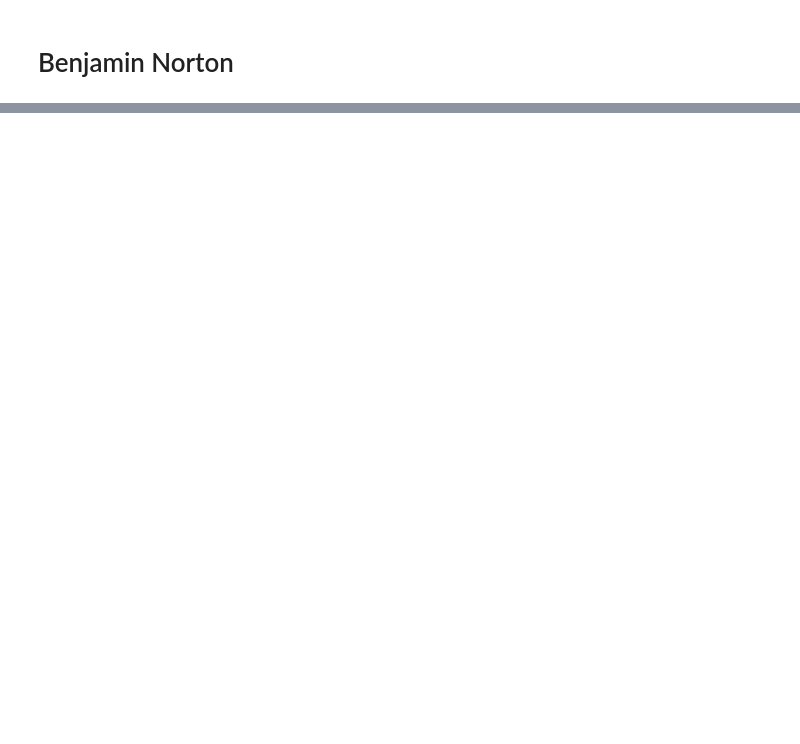
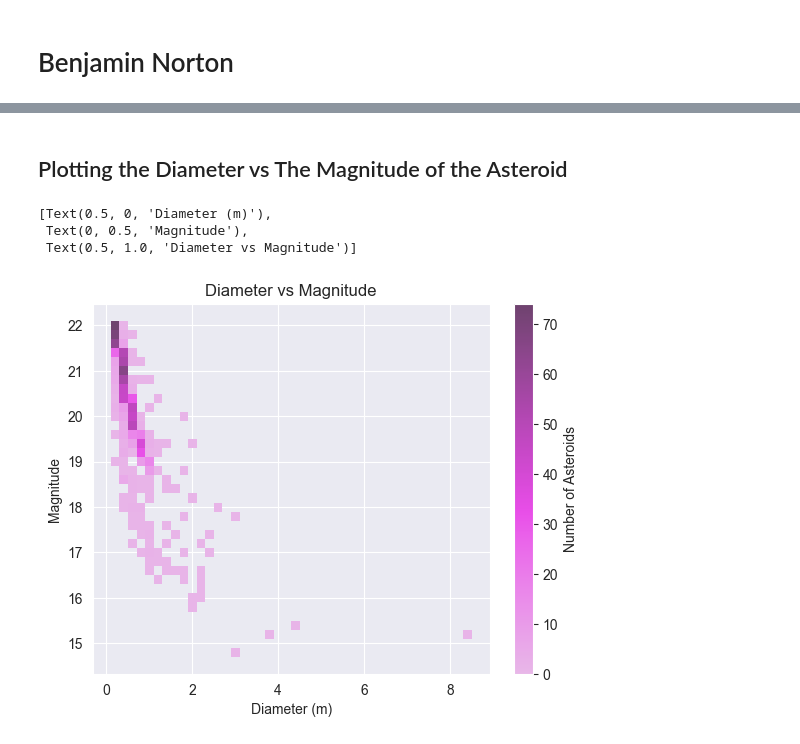
Before and after one commit to ubco-W2022T2-data301/project-group-group34, a Jupyter notebook: analysis/analysis1.ipynb, the cells around one changed output, grey strips where cells are left out. Drawn from its saved outputs; the diff is of its cells as text; code cells hidden in the pictures; blank space fills up the shorter version.

```diff
--- a/analysis/analysis1.ipynb
+++ b/analysis/analysis1.ipynb
@@ -146,0 +20,5 @@ The above plots indicate that as asteroids get closer to the sun (thus closer to
+# %%
+from group34_code.project_functions1 import load_and_process
+
+asteroids = load_and_process("../data/raw/NEO_Earth_Close_Approaches.csv", "../data/raw/orbits.csv")
+asteroids.to_csv("../data/processed/asteroids.csv")
@@ -146,0 +30,12 @@ The above plots indicate that as asteroids get closer to the sun (thus closer to
+# %%
+density = 5.32 # g/cm^3
+asteroids["Volume (m^3)"] = asteroids["Diameter"] ** 3 * 4 / 3 * 3.14159 # assuming spherical
+asteroids["Mass (kg)"] = asteroids["Volume (m^3)"] * density * 1000
+asteroids["Velocity (m/s)"] = asteroids["V relative(km/s)"] * 1000
+asteroids["Kinetic Energy (J)"] = 0.5 * asteroids["Mass (kg)"] * asteroids["Velocity (m/s)"] ** 2
+asteroids["Kinetic Energy (GJ)"] = asteroids["Kinetic Energy (J)"] / 1e9
+asteroids["Kinetic Energy (Megatons)"] = asteroids["Kinetic Energy (J)"] / 4.184e15
+
+# sort by kinetic energy
+asteroids = asteroids.sort_values(by="Kinetic Energy (Megatons)", ascending=False)
+asteroids.head()
@@ -146,0 +50,15 @@ The above plots indicate that as asteroids get closer to the sun (thus closer to
+# %% [markdown]
+## Plotting the Diameter vs The Magnitude of the Asteroid
+# %%
+import seaborn as sns
+
+diameter = asteroids["Diameter"]
+magnitude = asteroids["Asteroid Magnitude"]
+
+ax = sns.histplot(x=diameter, y=magnitude, binwidth=0.2, cbar=True, cbar_kws={"label": "Number of Asteroids"}, color="violet")
+ax.set(xlabel="Diameter (m)", ylabel="Magnitude", title="Diameter vs Magnitude")
+# %% [output]
+[Text(0.5, 0, 'Diameter (m)'),
+ Text(0, 0.5, 'Magnitude'),
+ Text(0.5, 1.0, 'Diameter vs Magnitude')]
+[figure, added]
```
Also changed, not shown: parts of 28 cells of this notebook, 3 other files.
